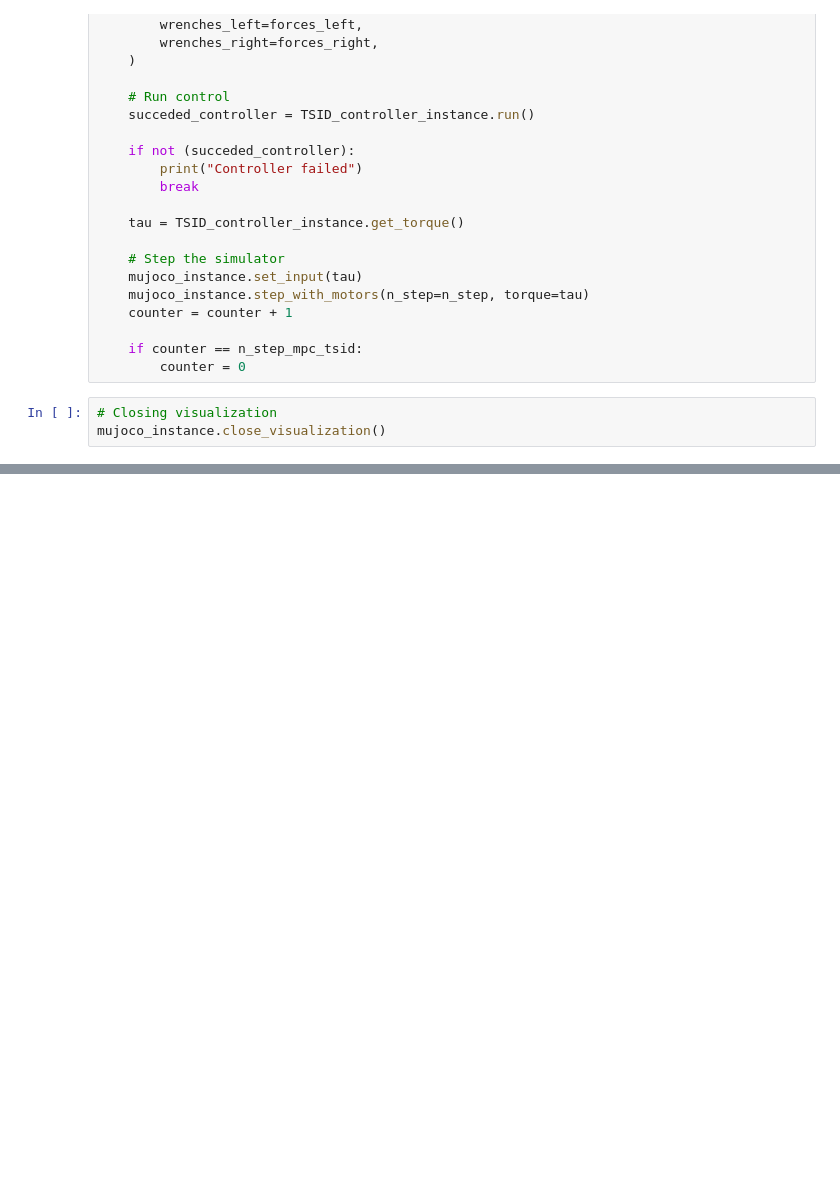
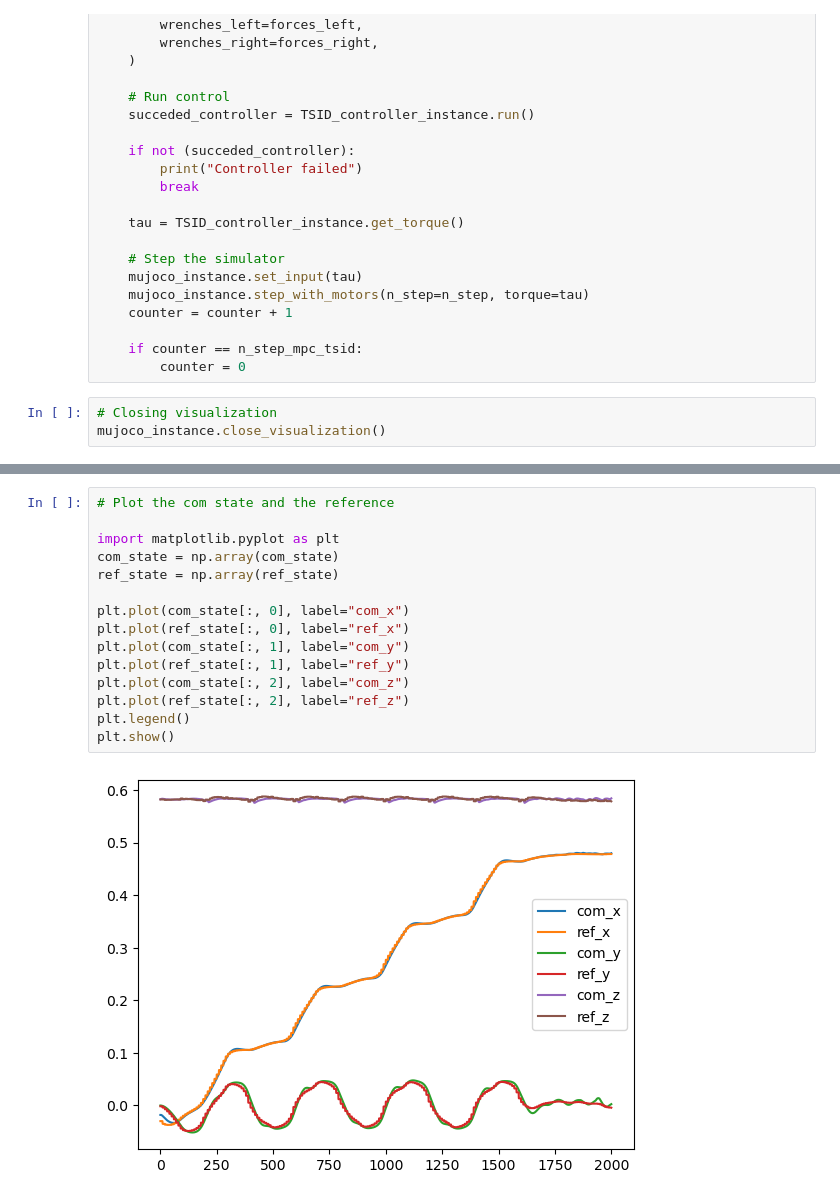
Before and after one commit to xela-95/comodo, a Jupyter notebook: examples/mujoco_walking.ipynb, the cells around one changed output, grey strips where cells are left out. Cells and saved outputs as stored; diff of their text form; blank space fills up the shorter version.

```diff
--- a/examples/mujoco_walking.ipynb
+++ b/examples/mujoco_walking.ipynb
@@ -198,0 +244,17 @@ mujoco_instance.close_visualization()
+# %%
+# Plot the com state and the reference
+
+import matplotlib.pyplot as plt
+com_state = np.array(com_state)
+ref_state = np.array(ref_state)
+
+plt.plot(com_state[:, 0], label="com_x")
+plt.plot(ref_state[:, 0], label="ref_x")
+plt.plot(com_state[:, 1], label="com_y")
+plt.plot(ref_state[:, 1], label="ref_y")
+plt.plot(com_state[:, 2], label="com_z")
+plt.plot(ref_state[:, 2], label="ref_z")
+plt.legend()
+plt.show()
+# %% [output]
+[figure, added]
```
Also changed, not shown: parts of 3 cells of this notebook, 5 other files.
